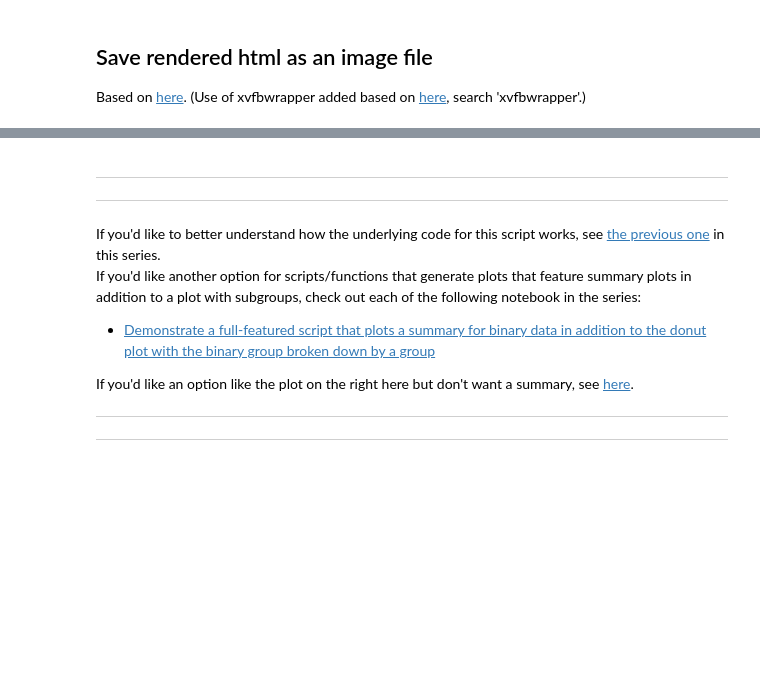
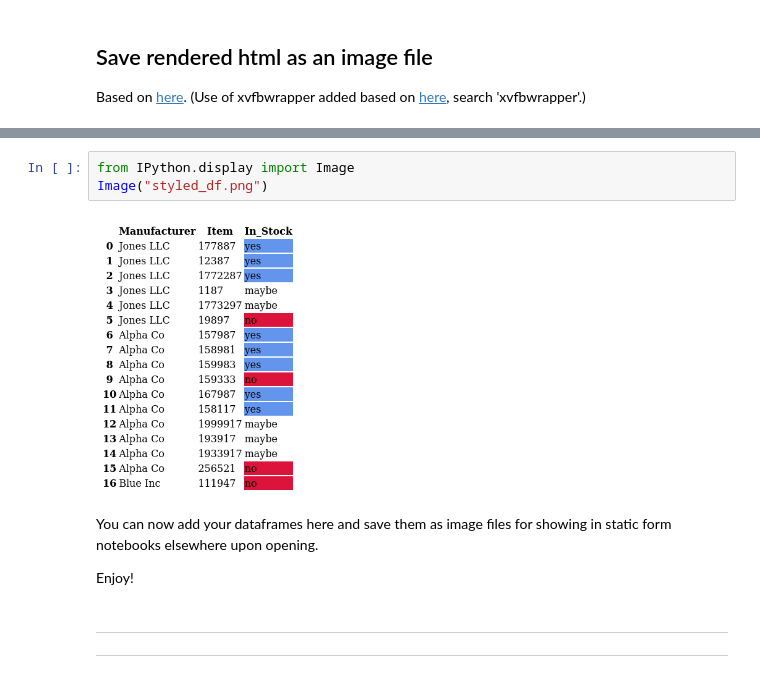
Before and after one commit to fomightez/dataframe2img, a Jupyter notebook: index.ipynb, the cells around one changed output, grey strips where cells are left out. Saved outputs shown, nothing was run; the diff lists cells and outputs as text; blank space fills up the shorter version.

Commit message:
add fresh rendering of nb close to final form

```diff
--- a/index.ipynb
+++ b/index.ipynb
@@ -338,16 +126,13 @@ If trying different numbers for the advancing increments still fails to help you
+# %%
+from IPython.display import Image
+Image("styled_df.png")
+# %% [output]
+[figure, added]
+# %% [markdown]
+You can now add your dataframes here and save them as image files for showing in static form notebooks elsewhere upon opening.
+
+Enjoy!
 # %% [markdown]
-----
+-----
 
 ----
-# %% [markdown]
-If you'd like to better understand how the underlying code for this script works, see [the previous one](demo_basics_from_df.ipynb) in this series.
-If you'd like another option for scripts/functions that generate plots that feature summary plots in addition to a plot with subgroups, check out each of the following notebook in the series:
-
-- [Demonstrate a full-featured script that plots a summary for binary data in addition to the donut plot with the binary group broken down by a group](demo_summary_binary.ipynb)
-
-If you'd like an option like the plot on the right here but don't want a summary, see [here](index.ipynb).
-
-----
-
-
-----
```
Also changed, not shown: parts of 37 cells of this notebook.
